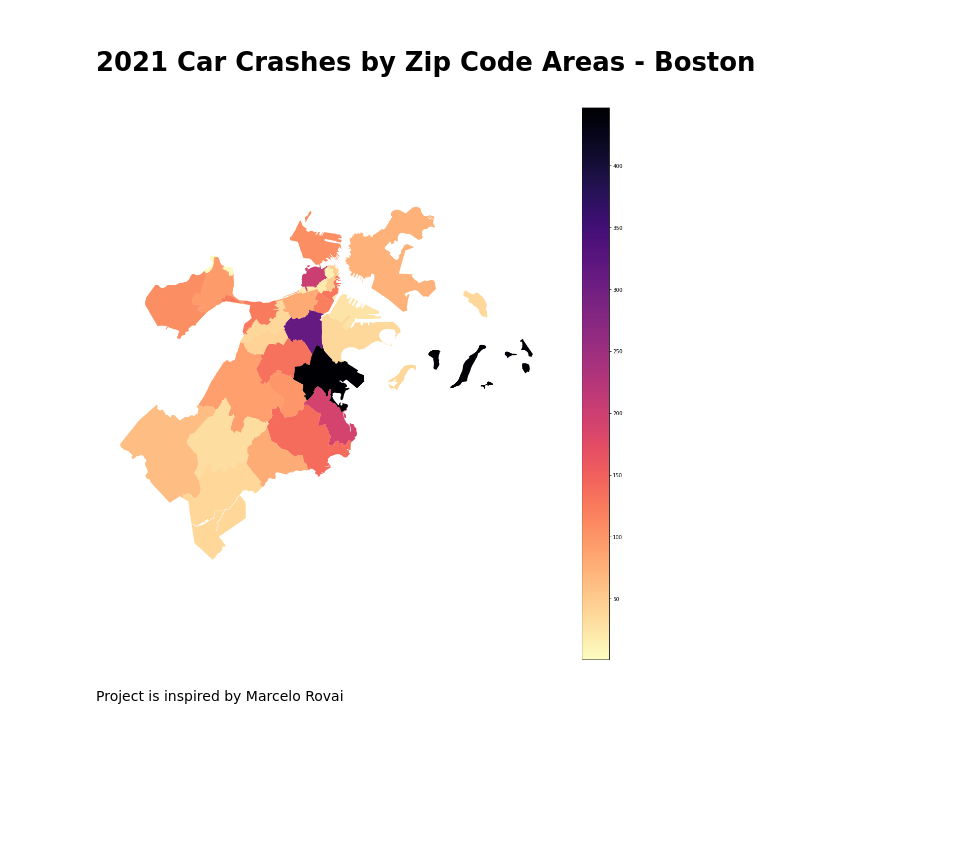
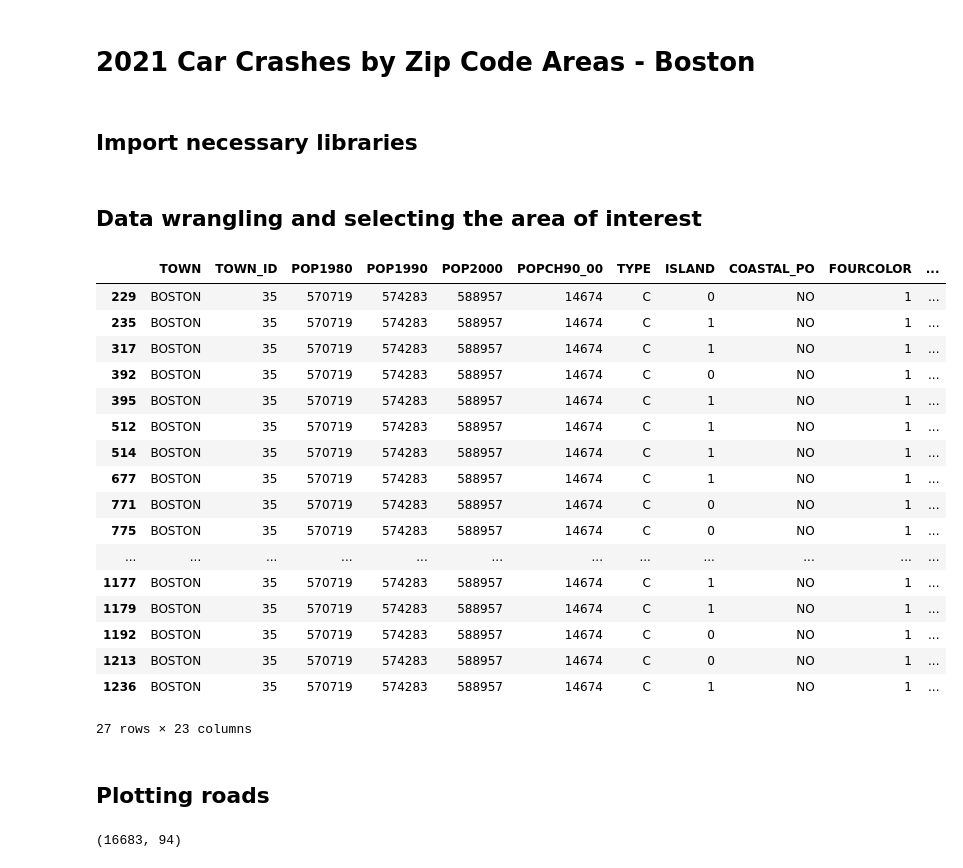
Before and after one commit to kalumjudy/Portfolio, a Jupyter notebook: Geopandas/2021 Car Crashes by Zip Code Areas - Boston.ipynb, the cells around one changed output. Saved outputs shown, nothing was run; the diff lists cells and outputs as text; code cells hidden in the pictures; blank space fills up the shorter version.

```diff
--- a/Geopandas/2021 Car Crashes by Zip Code Areas - Boston.ipynb
+++ b/Geopandas/2021 Car Crashes by Zip Code Areas - Boston.ipynb
@@ -1,7 +1,7 @@
 # %% [markdown]
 # 2021 Car Crashes by Zip Code Areas - Boston
-# %% [markdown]
-![Figure%202021-10-24%20190214.png](attachment:Figure%202021-10-24%20190214.png)
+# %% [markdown]
+## Import necessary libraries
 # %%
 import numpy as np
 import pandas as pd
@@ -53,2 +12,37 @@ ax.set_axis_off()
-# %% [markdown]
-Project is inspired by Marcelo Rovai
+# %% [markdown]
+## Data wrangling and selecting the area of interest
+# %%
+sf_path = "/Users/judyfung/Documents/Python Learning/GeoPandasProject/MACarCrashes2021/Data/SHP/MAtownssurvey_shp/TOWNSSURVEY_POLY.shp"
+sf = gpd.read_file(sf_path, encoding='utf-8')
+bos_sf = sf[sf.TOWN == 'BOSTON']
+bos_shape = bos_sf.to_crs('epsg:4326')
+bos_shape
+# %% [output]
+|  | TOWN | TOWN_ID | POP1980 | POP1990 | POP2000 | POPCH90_00 | TYPE | ISLAND | COASTAL_PO | FOURCOLOR | ... |
+| 229 | BOSTON | 35 | 570719 | 574283 | 588957 | 14674 | C | 0 | NO | 1 | ... |
+| 235 | BOSTON | 35 | 570719 | 574283 | 588957 | 14674 | C | 1 | NO | 1 | ... |
+| 317 | BOSTON | 35 | 570719 | 574283 | 588957 | 14674 | C | 1 | NO | 1 | ... |
+| 392 | BOSTON | 35 | 570719 | 574283 | 588957 | 14674 | C | 0 | NO | 1 | ... |
+| 395 | BOSTON | 35 | 570719 | 574283 | 588957 | 14674 | C | 1 | NO | 1 | ... |
+| 512 | BOSTON | 35 | 570719 | 574283 | 588957 | 14674 | C | 1 | NO | 1 | ... |
+| 514 | BOSTON | 35 | 570719 | 574283 | 588957 | 14674 | C | 1 | NO | 1 | ... |
+| 677 | BOSTON | 35 | 570719 | 574283 | 588957 | 14674 | C | 1 | NO | 1 | ... |
+| 771 | BOSTON | 35 | 570719 | 574283 | 588957 | 14674 | C | 0 | NO | 1 | ... |
+| 775 | BOSTON | 35 | 570719 | 574283 | 588957 | 14674 | C | 0 | NO | 1 | ... |
+| ... | ... | ... | ... | ... | ... | ... | ... | ... | ... | ... | ... |
+| 1177 | BOSTON | 35 | 570719 | 574283 | 588957 | 14674 | C | 1 | NO | 1 | ... |
+| 1179 | BOSTON | 35 | 570719 | 574283 | 588957 | 14674 | C | 1 | NO | 1 | ... |
+| 1192 | BOSTON | 35 | 570719 | 574283 | 588957 | 14674 | C | 0 | NO | 1 | ... |
+| 1213 | BOSTON | 35 | 570719 | 574283 | 588957 | 14674 | C | 0 | NO | 1 | ... |
+| 1236 | BOSTON | 35 | 570719 | 574283 | 588957 | 14674 | C | 1 | NO | 1 | ... |
+27 rows × 23 columns
+# %% [markdown]
+## Plotting roads
+# %%
+road_path = "/Users/judyfung/Documents/Python Learning/GeoPandasProject/MACarCrashes2021/Data/SHP/MassDOT_Roads_SHP/EOTROADS_ARC.shp"
+roads = gpd.read_file(road_path)
+roads = roads.to_crs('epsg:4326')
+roads = gpd.sjoin(roads, bos_shape, op="intersects")
+roads.shape
+# %% [output]
+(16683, 94)
```
Also changed, not shown: parts of 12 cells of this notebook.
